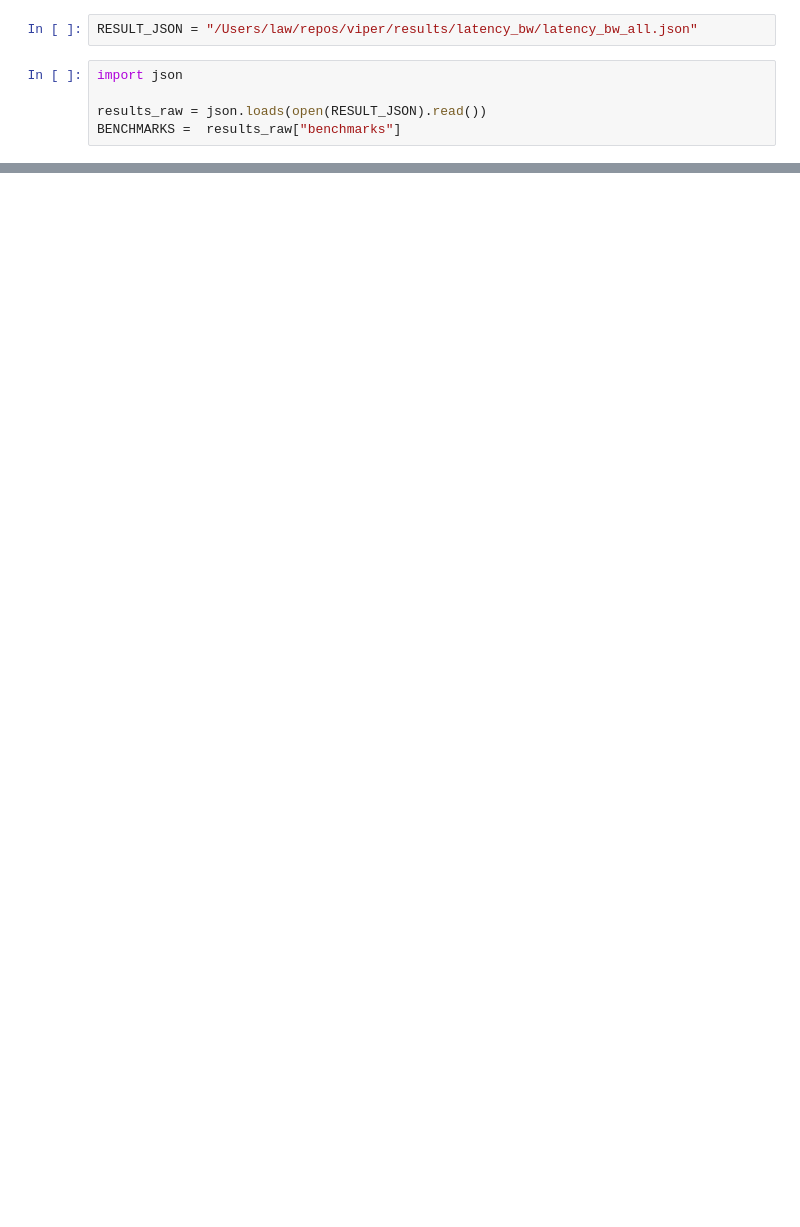
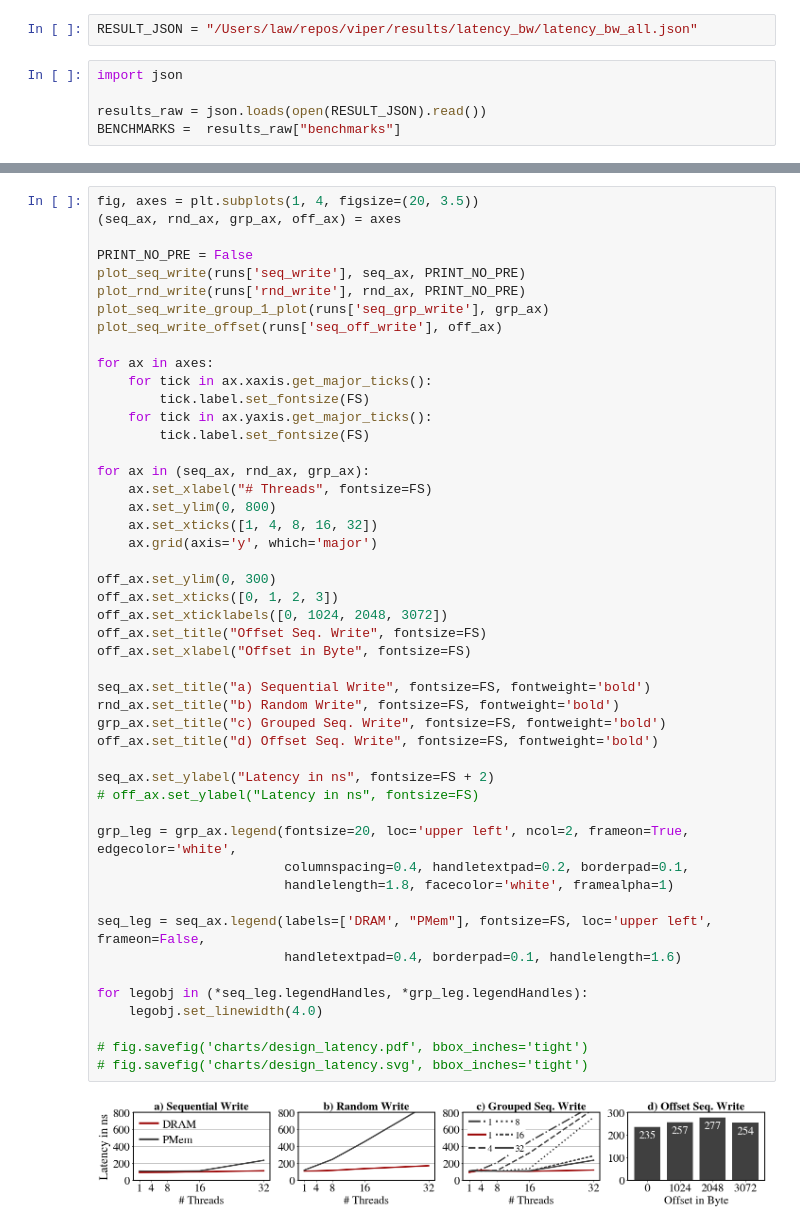
Before and after one commit to hpides/viper, a Jupyter notebook: eval/latency_bw_bm.ipynb, the cells around one changed output, grey strips where cells are left out. Cells and saved outputs as stored; diff of their text form; blank space fills up the shorter version.

```diff
--- a/eval/latency_bw_bm.ipynb
+++ b/eval/latency_bw_bm.ipynb
@@ -109,0 +151,50 @@ def plot_seq_write_group(data, grp_to_ax, print_no_pre):
+# %%
+fig, axes = plt.subplots(1, 4, figsize=(20, 3.5))
+(seq_ax, rnd_ax, grp_ax, off_ax) = axes
+
+PRINT_NO_PRE = False
+plot_seq_write(runs['seq_write'], seq_ax, PRINT_NO_PRE)
+plot_rnd_write(runs['rnd_write'], rnd_ax, PRINT_NO_PRE)
+plot_seq_write_group_1_plot(runs['seq_grp_write'], grp_ax)
+plot_seq_write_offset(runs['seq_off_write'], off_ax)
+
+for ax in axes:
+    for tick in ax.xaxis.get_major_ticks():
+        tick.label.set_fontsize(FS)
+    for tick in ax.yaxis.get_major_ticks():
+        tick.label.set_fontsize(FS)
+
+for ax in (seq_ax, rnd_ax, grp_ax):
+    ax.set_xlabel("# Threads", fontsize=FS)
+    ax.set_ylim(0, 800)
+    ax.set_xticks([1, 4, 8, 16, 32])
+    ax.grid(axis='y', which='major')
+
+off_ax.set_ylim(0, 300)
+off_ax.set_xticks([0, 1, 2, 3])
+off_ax.set_xticklabels([0, 1024, 2048, 3072])
+off_ax.set_title("Offset Seq. Write", fontsize=FS)
+off_ax.set_xlabel("Offset in Byte", fontsize=FS)
+
+seq_ax.set_title("a) Sequential Write", fontsize=FS, fontweight='bold')
+rnd_ax.set_title("b) Random Write", fontsize=FS, fontweight='bold')
+grp_ax.set_title("c) Grouped Seq. Write", fontsize=FS, fontweight='bold')
+off_ax.set_title("d) Offset Seq. Write", fontsize=FS, fontweight='bold')
+
+seq_ax.set_ylabel("Latency in ns", fontsize=FS + 2)
+# off_ax.set_ylabel("Latency in ns", fontsize=FS)
+
+grp_leg = grp_ax.legend(fontsize=20, loc='upper left', ncol=2, frameon=True, edgecolor='white',
+                        columnspacing=0.4, handletextpad=0.2, borderpad=0.1,
+                        handlelength=1.8, facecolor='white', framealpha=1)
+
+seq_leg = seq_ax.legend(labels=['DRAM', "PMem"], fontsize=FS, loc='upper left', frameon=False,
+                        handletextpad=0.4, borderpad=0.1, handlelength=1.6)
+
+for legobj in (*seq_leg.legendHandles, *grp_leg.legendHandles):
+    legobj.set_linewidth(4.0)
+
+# fig.savefig('charts/design_latency.pdf', bbox_inches='tight')
+# fig.savefig('charts/design_latency.svg', bbox_inches='tight')
+# %% [output]
+[figure, added]
```
Also changed, not shown: parts of 5 cells of this notebook, 1 other file.
